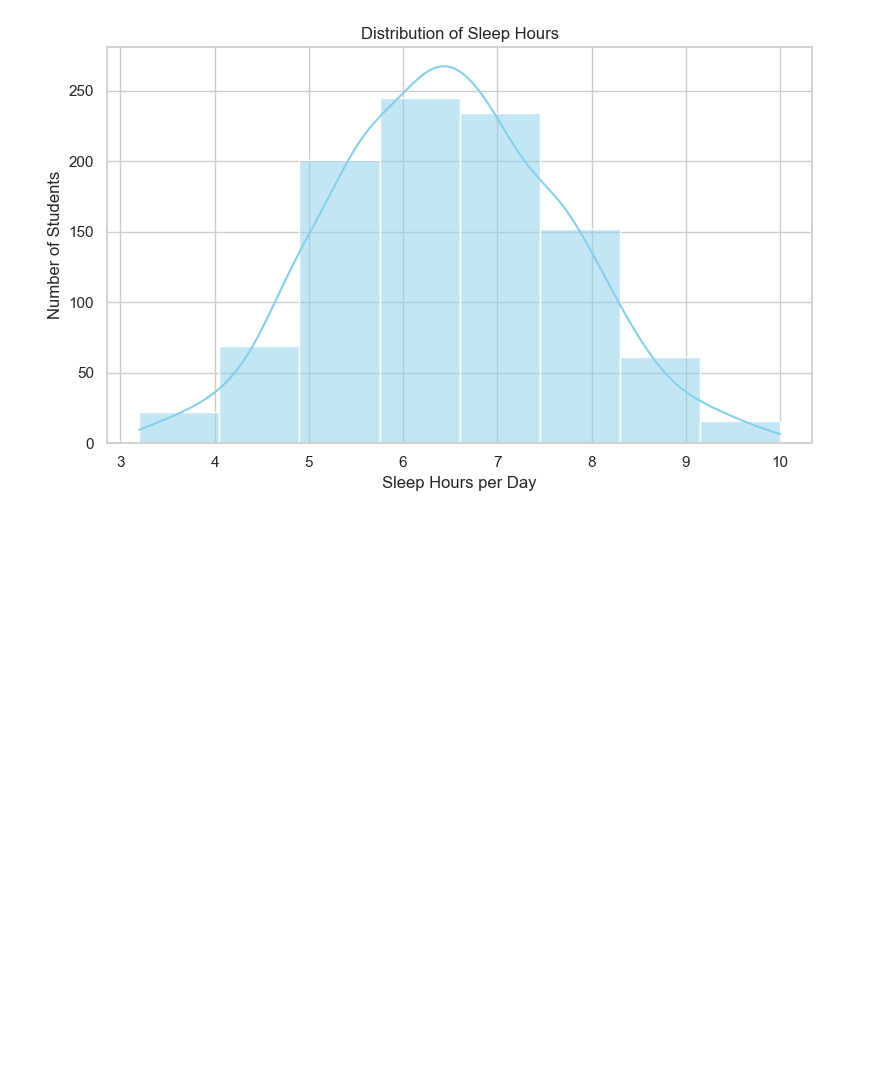
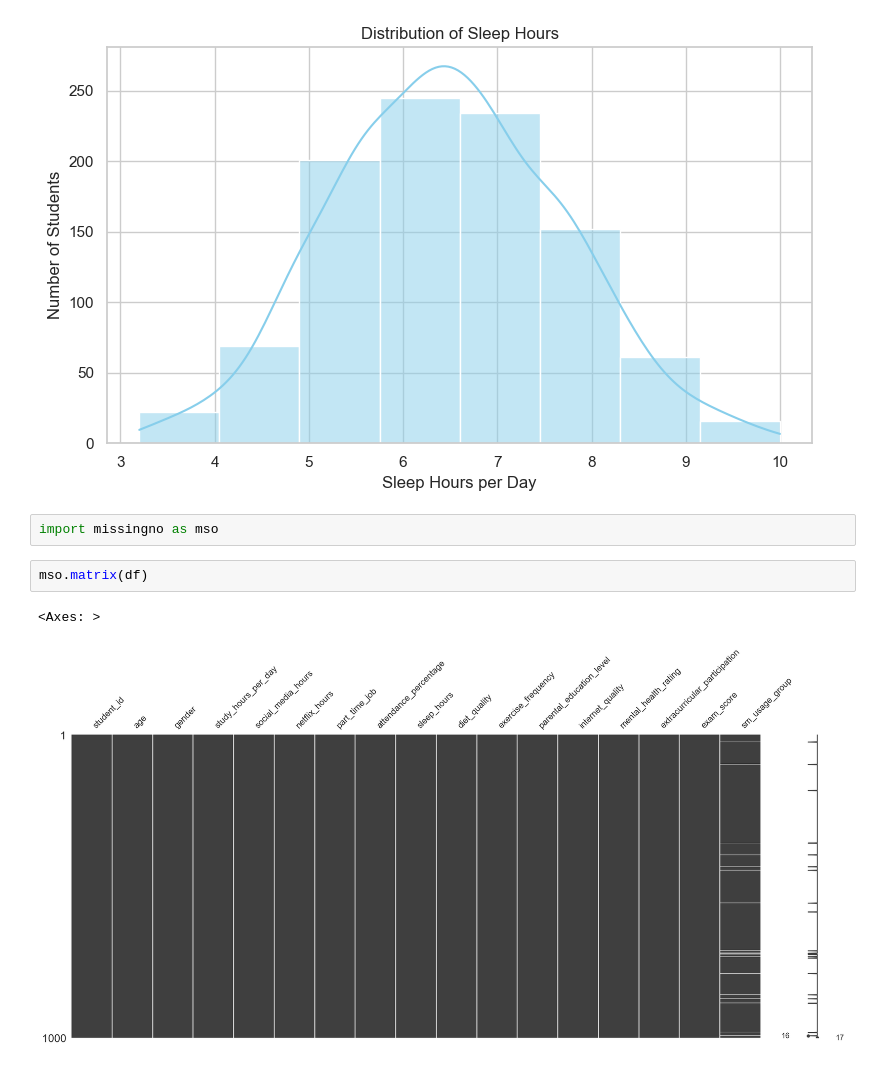
Before and after one commit to Sneha8553/sneha_IT, a Jupyter notebook: task1.ipynb, the cells around one changed output. Cells and saved outputs as stored; diff of their text form; blank space fills up the shorter version.

Commit message:
add missingno

```diff
--- a/task1.ipynb
+++ b/task1.ipynb
@@ -300,3 +300,10 @@ plt.tight_layout()
 plt.show()
 # %% [output]
 [figure]
+# %%
+import missingno as mso
+# %%
+mso.matrix(df)
+# %% [output]
+<Axes: >
+[figure, added]
```
Also changed, not shown: parts of 1 cell of this notebook.
